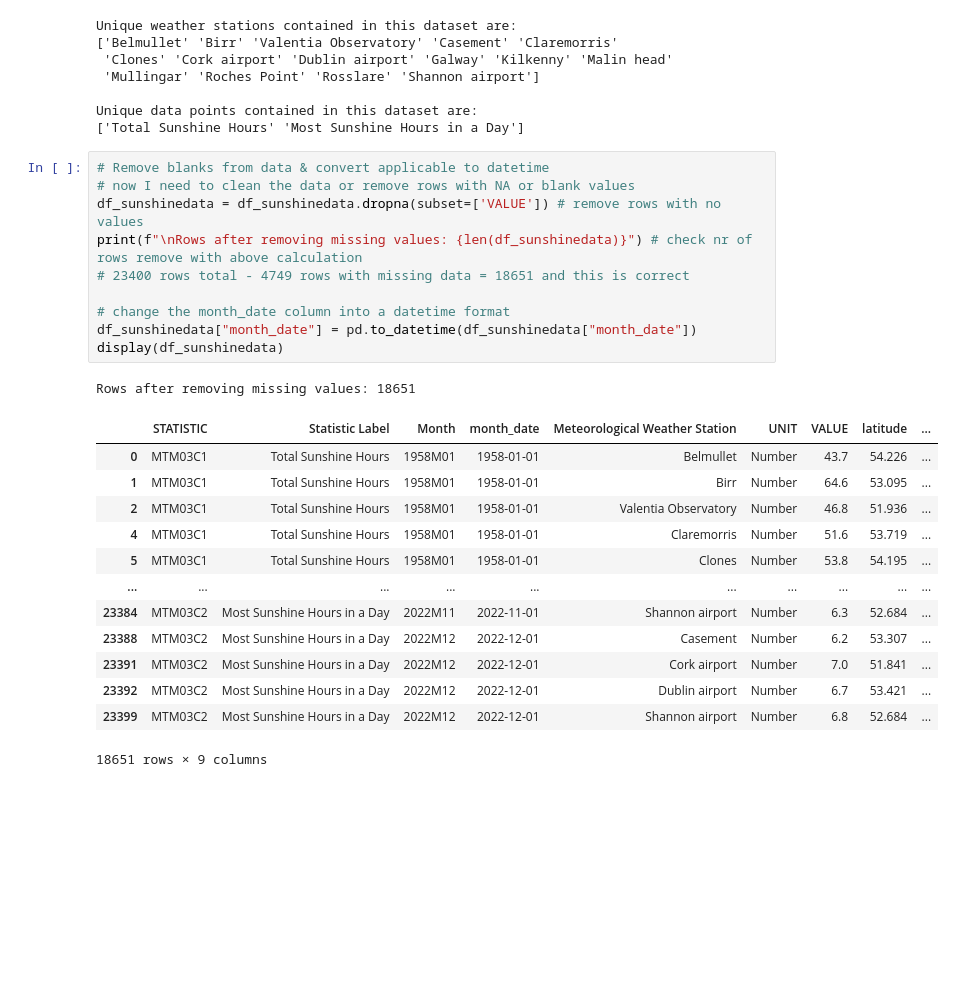
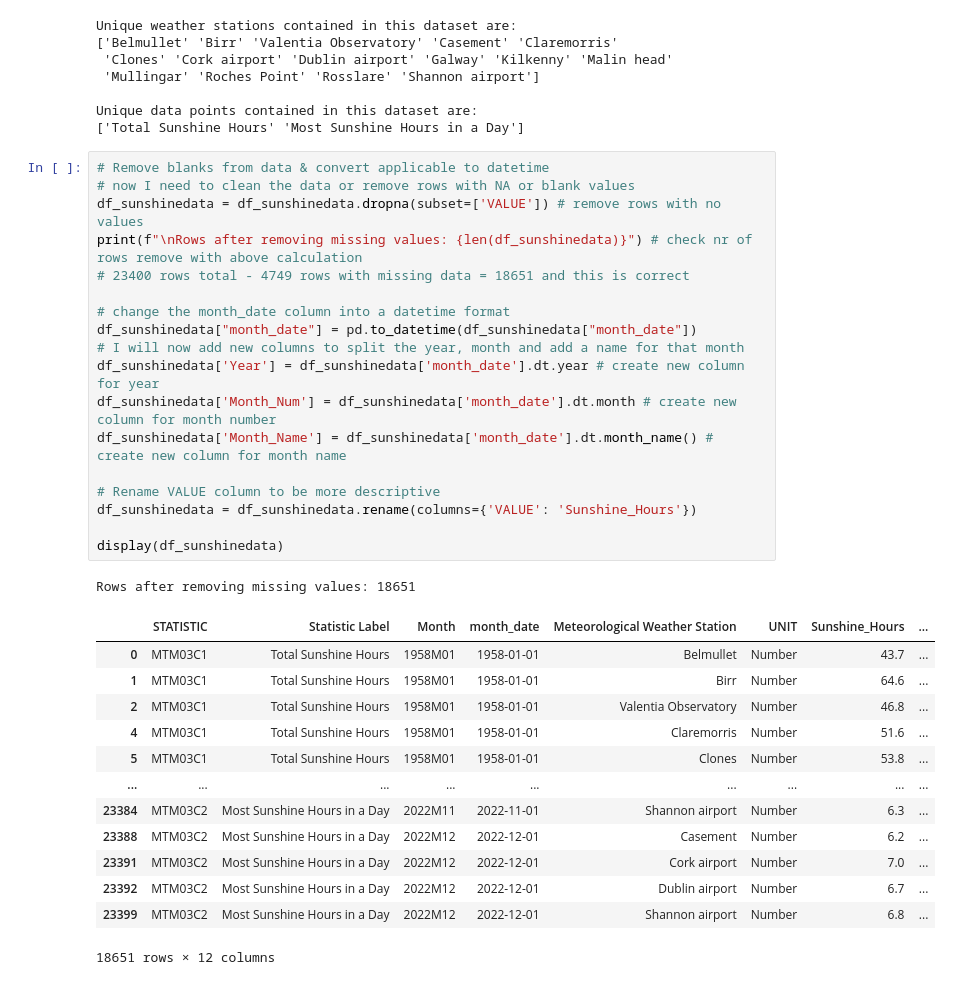
Before and after one commit to Hugo-van-Zyl/programming-for-data-analytics, a Jupyter notebook: Big Project/bigproject.ipynb, the cells around one changed output. Saved outputs shown, nothing was run; the diff lists cells and outputs as text; blank space fills up the shorter version.

```diff
--- a/Big Project/bigproject.ipynb
+++ b/Big Project/bigproject.ipynb
@@ -76,28 +76,36 @@ Unique data points contained in this dataset are:
 # %%
 # Remove blanks from data & convert applicable to datetime
 # now I need to clean the data or remove rows with NA or blank values
 df_sunshinedata = df_sunshinedata.dropna(subset=['VALUE']) # remove rows with no values
 print(f"\nRows after removing missing values: {len(df_sunshinedata)}") # check nr of rows remove with above calculation
 # 23400 rows total - 4749 rows with missing data = 18651 and this is correct
 
 # change the month_date column into a datetime format
 df_sunshinedata["month_date"] = pd.to_datetime(df_sunshinedata["month_date"])
+# I will now add new columns to split the year, month and add a name for that month
+df_sunshinedata['Year'] = df_sunshinedata['month_date'].dt.year # create new column for year
+df_sunshinedata['Month_Num'] = df_sunshinedata['month_date'].dt.month # create new column for month number
+df_sunshinedata['Month_Name'] = df_sunshinedata['month_date'].dt.month_name() # create new column for month name
+
+# Rename VALUE column to be more descriptive
+df_sunshinedata = df_sunshinedata.rename(columns={'VALUE': 'Sunshine_Hours'})
+
 display(df_sunshinedata)
 # %% [output]
 Rows after removing missing values: 18651
-|  | STATISTIC | Statistic Label | Month | month_date | Meteorological Weather Station | UNIT | VALUE | latitude | ... |
-| 0 | MTM03C1 | Total Sunshine Hours | 1958M01 | 1958-01-01 | Belmullet | Number | 43.7 | 54.226 | ... |
-| 1 | MTM03C1 | Total Sunshine Hours | 1958M01 | 1958-01-01 | Birr | Number | 64.6 | 53.095 | ... |
-| 2 | MTM03C1 | Total Sunshine Hours | 1958M01 | 1958-01-01 | Valentia Observatory | Number | 46.8 | 51.936 | ... |
-| 4 | MTM03C1 | Total Sunshine Hours | 1958M01 | 1958-01-01 | Claremorris | Number | 51.6 | 53.719 | ... |
-| 5 | MTM03C1 | Total Sunshine Hours | 1958M01 | 1958-01-01 | Clones | Number | 53.8 | 54.195 | ... |
-| ... | ... | ... | ... | ... | ... | ... | ... | ... | ... |
-| 23384 | MTM03C2 | Most Sunshine Hours in a Day | 2022M11 | 2022-11-01 | Shannon airport | Number | 6.3 | 52.684 | ... |
-| 23388 | MTM03C2 | Most Sunshine Hours in a Day | 2022M12 | 2022-12-01 | Casement | Number | 6.2 | 53.307 | ... |
-| 23391 | MTM03C2 | Most Sunshine Hours in a Day | 2022M12 | 2022-12-01 | Cork airport | Number | 7.0 | 51.841 | ... |
-| 23392 | MTM03C2 | Most Sunshine Hours in a Day | 2022M12 | 2022-12-01 | Dublin airport | Number | 6.7 | 53.421 | ... |
-| 23399 | MTM03C2 | Most Sunshine Hours in a Day | 2022M12 | 2022-12-01 | Shannon airport | Number | 6.8 | 52.684 | ... |
+|  | STATISTIC | Statistic Label | Month | month_date | Meteorological Weather Station | UNIT | Sunshine_Hours | ... |
+| 0 | MTM03C1 | Total Sunshine Hours | 1958M01 | 1958-01-01 | Belmullet | Number | 43.7 | ... |
+| 1 | MTM03C1 | Total Sunshine Hours | 1958M01 | 1958-01-01 | Birr | Number | 64.6 | ... |
+| 2 | MTM03C1 | Total Sunshine Hours | 1958M01 | 1958-01-01 | Valentia Observatory | Number | 46.8 | ... |
+| 4 | MTM03C1 | Total Sunshine Hours | 1958M01 | 1958-01-01 | Claremorris | Number | 51.6 | ... |
+| 5 | MTM03C1 | Total Sunshine Hours | 1958M01 | 1958-01-01 | Clones | Number | 53.8 | ... |
+| ... | ... | ... | ... | ... | ... | ... | ... | ... |
+| 23384 | MTM03C2 | Most Sunshine Hours in a Day | 2022M11 | 2022-11-01 | Shannon airport | Number | 6.3 | ... |
+| 23388 | MTM03C2 | Most Sunshine Hours in a Day | 2022M12 | 2022-12-01 | Casement | Number | 6.2 | ... |
+| 23391 | MTM03C2 | Most Sunshine Hours in a Day | 2022M12 | 2022-12-01 | Cork airport | Number | 7.0 | ... |
+| 23392 | MTM03C2 | Most Sunshine Hours in a Day | 2022M12 | 2022-12-01 | Dublin airport | Number | 6.7 | ... |
+| 23399 | MTM03C2 | Most Sunshine Hours in a Day | 2022M12 | 2022-12-01 | Shannon airport | Number | 6.8 | ... |
-18651 rows × 9 columns
+18651 rows × 12 columns
 # %%
 # Previously I saw two data points of info tabelled downward. Now I want to split these
 df_totalsunshinehrs = df_sunshinedata[df_sunshinedata['Statistic Label'] == 'Total Sunshine Hours'] # filter by the info in Statistic Label column I want
```
Also changed, not shown: parts of 3 cells of this notebook.
